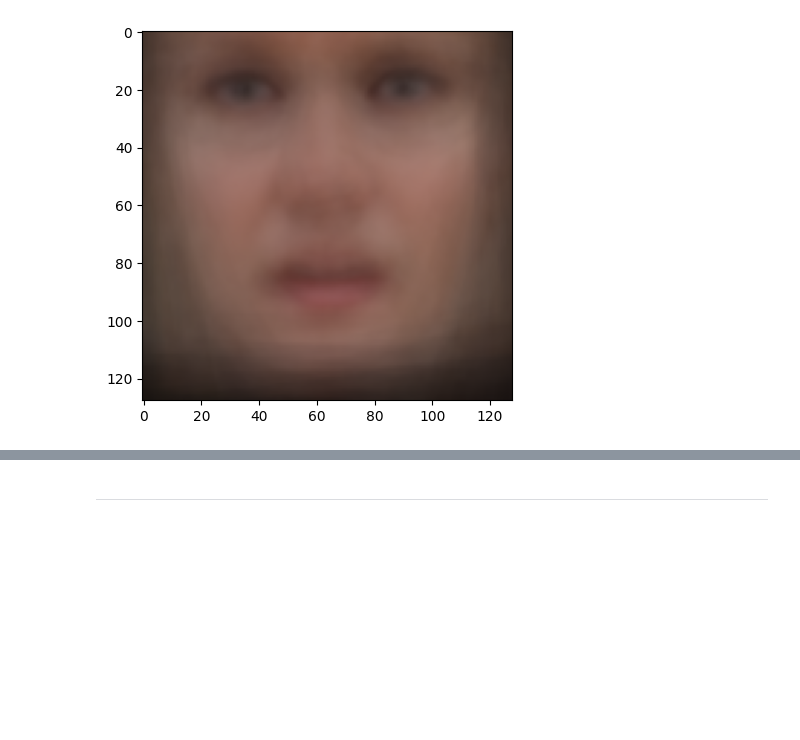
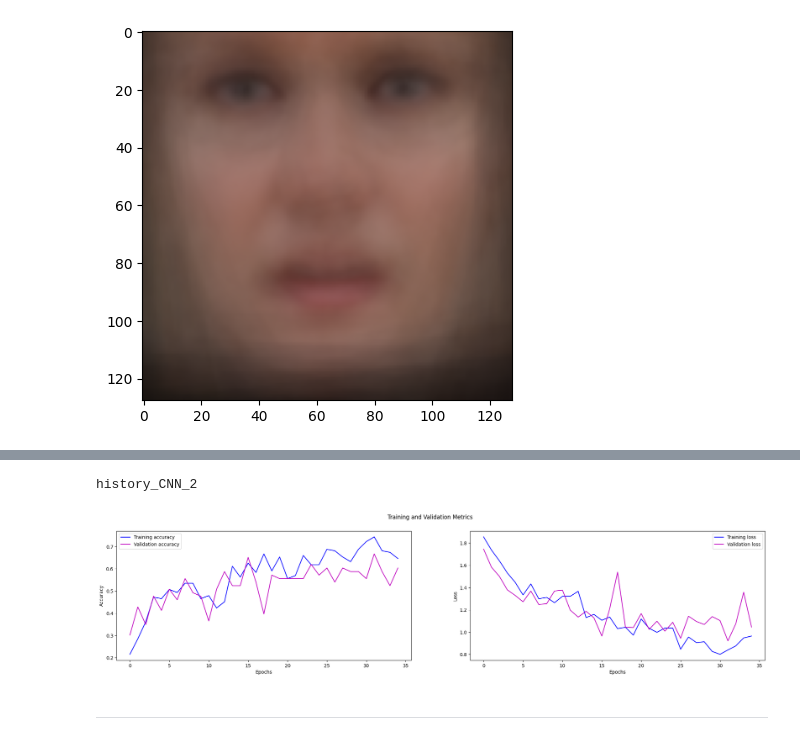
Before and after one commit to Aubert-Antoine/EL_3003-IA_et_Deep_Learning, a Jupyter notebook: LAB 7 FaceRecognition/TP7_FaceRecognition.ipynb, the cells around one changed output, grey strips where cells are left out. Cells and saved outputs as stored; diff of their text form; code cells hidden in the pictures; blank space fills up the shorter version.

```diff
--- a/LAB 7 FaceRecognition/TP7_FaceRecognition.ipynb
+++ b/LAB 7 FaceRecognition/TP7_FaceRecognition.ipynb
@@ -743,3 +745,9 @@ model_small_CNN = small_CNN(train_dataset, test_dataset, epochs=EPOCHS)
+# %%
+print("history CNN 2 ==> With pose estimation")
+history_plot(history_CNN_2)
+# %% [output]
+history_CNN_2
+[figure, added]
 # %% [markdown]
 ***
 # %% [markdown]
```
Also changed, not shown: parts of 20 cells of this notebook.
